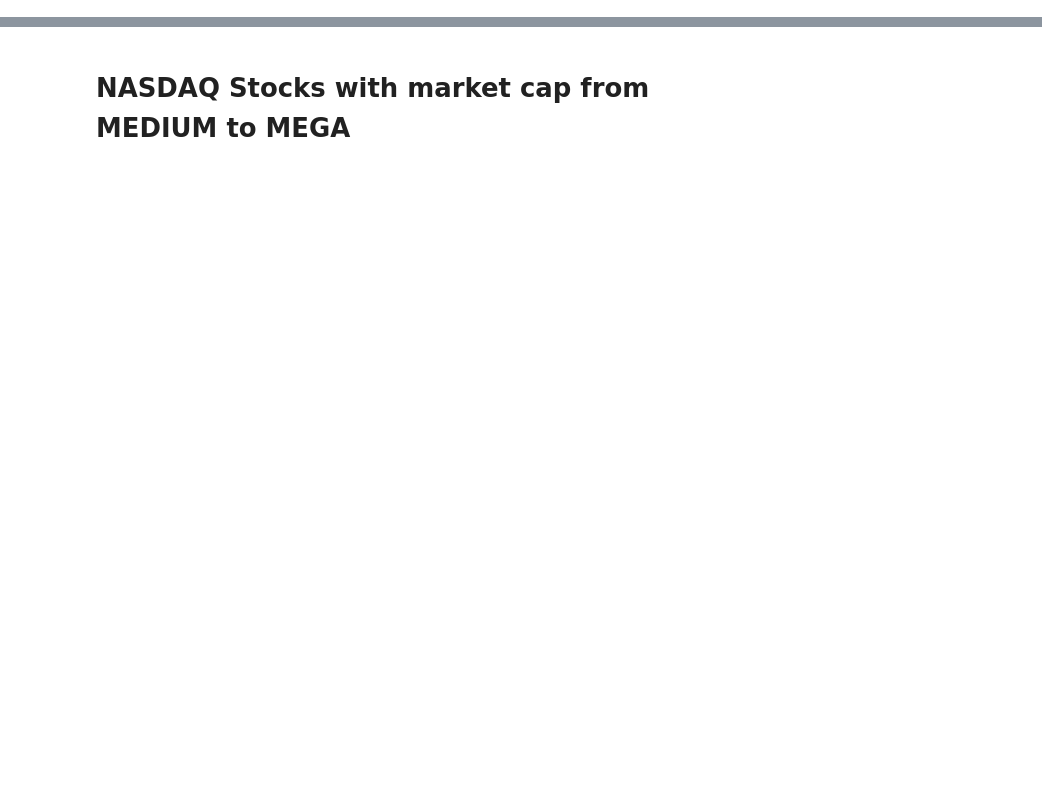
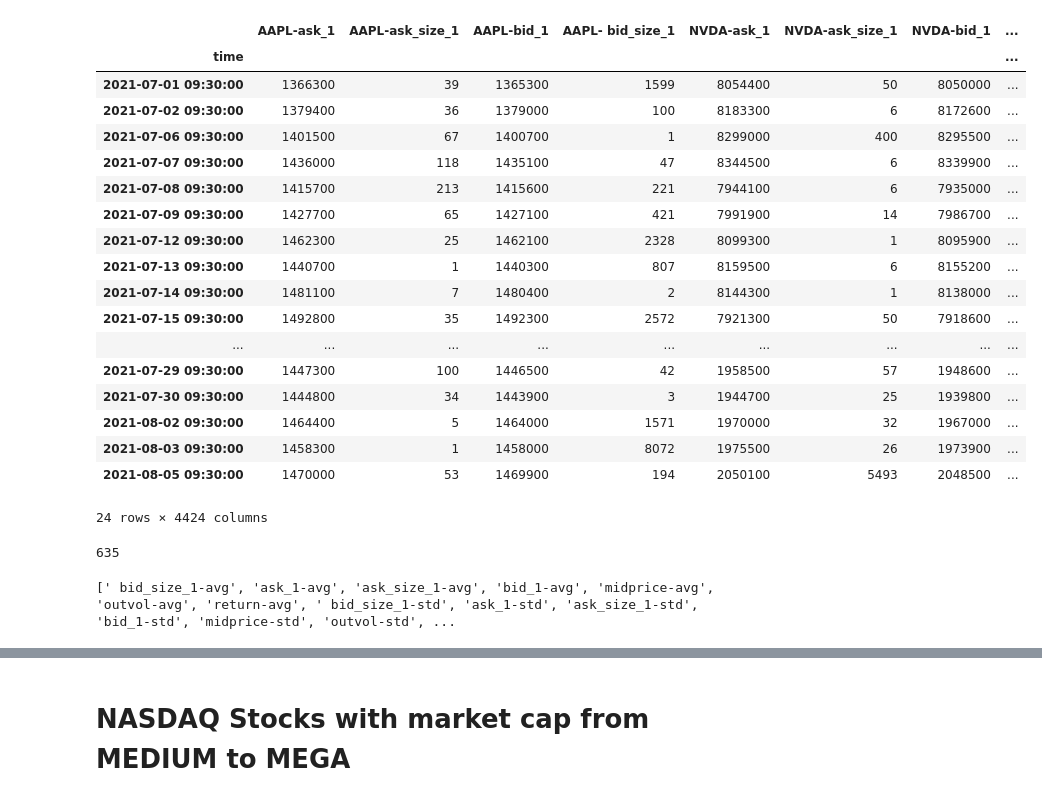
Before and after one commit to matteoprata/LOBCAST, a Jupyter notebook: src/data_preprocessing/study_on_lobster_stocks.ipynb, the cells around one changed output, grey strips where cells are left out. Saved outputs shown, nothing was run; the diff lists cells and outputs as text; code cells hidden in the pictures; blank space fills up the shorter version.

```diff
--- a/src/data_preprocessing/study_on_lobster_stocks.ipynb
+++ b/src/data_preprocessing/study_on_lobster_stocks.ipynb
@@ -136,3 +227,30 @@ daily_returns_df
 # # ax = daily_returns_df.plot()
 # # stds_df.plot(ax=ax)
 # stds_df.iloc[:, 10:50].plot()
+# %%
+df_prices_volume_augment
+# %% [output]
+|  | AAPL-ask_1 | AAPL-ask_size_1 | AAPL-bid_1 | AAPL- bid_size_1 | NVDA-ask_1 | NVDA-ask_size_1 | NVDA-bid_1 | ... |
+| time |  |  |  |  |  |  |  | ... |
+| 2021-07-01 09:30:00 | 1366300 | 39 | 1365300 | 1599 | 8054400 | 50 | 8050000 | ... |
+| 2021-07-02 09:30:00 | 1379400 | 36 | 1379000 | 100 | 8183300 | 6 | 8172600 | ... |
+| 2021-07-06 09:30:00 | 1401500 | 67 | 1400700 | 1 | 8299000 | 400 | 8295500 | ... |
+| 2021-07-07 09:30:00 | 1436000 | 118 | 1435100 | 47 | 8344500 | 6 | 8339900 | ... |
+| 2021-07-08 09:30:00 | 1415700 | 213 | 1415600 | 221 | 7944100 | 6 | 7935000 | ... |
+| 2021-07-09 09:30:00 | 1427700 | 65 | 1427100 | 421 | 7991900 | 14 | 7986700 | ... |
+| 2021-07-12 09:30:00 | 1462300 | 25 | 1462100 | 2328 | 8099300 | 1 | 8095900 | ... |
+| 2021-07-13 09:30:00 | 1440700 | 1 | 1440300 | 807 | 8159500 | 6 | 8155200 | ... |
+| 2021-07-14 09:30:00 | 1481100 | 7 | 1480400 | 2 | 8144300 | 1 | 8138000 | ... |
+| 2021-07-15 09:30:00 | 1492800 | 35 | 1492300 | 2572 | 7921300 | 50 | 7918600 | ... |
+| ... | ... | ... | ... | ... | ... | ... | ... | ... |
+| 2021-07-29 09:30:00 | 1447300 | 100 | 1446500 | 42 | 1958500 | 57 | 1948600 | ... |
+| 2021-07-30 09:30:00 | 1444800 | 34 | 1443900 | 3 | 1944700 | 25 | 1939800 | ... |
+| 2021-08-02 09:30:00 | 1464400 | 5 | 1464000 | 1571 | 1970000 | 32 | 1967000 | ... |
+| 2021-08-03 09:30:00 | 1458300 | 1 | 1458000 | 8072 | 1975500 | 26 | 1973900 | ... |
+| 2021-08-05 09:30:00 | 1470000 | 53 | 1469900 | 194 | 2050100 | 5493 | 2048500 | ... |
+24 rows × 4424 columns
+# %%
+STOCKS_COLS = list({c.split("-")[0] for c in df_prices_volume_augment.columns})
+len(STOCKS_COLS)
+# %% [output]
+635
@@ -138,0 +260,20 @@ daily_returns_df
+# %%
+STOCKS_MAT = []
+FEAT_MAT = []
+
+dataset_list = []
+for ist, st in enumerate(STOCKS_COLS):
+    uti_columns = [c for c in df_prices_volume_augment.columns if c.startswith(st + "-")]
+    if len(uti_columns) == 7:
+        STOCKS_MAT.append(st)
+        uti_columns = sorted(uti_columns)
+        FEAT_MAT = [i.split("-")[1] for i in uti_columns]
+        arr = df_prices_volume_augment.loc[:,uti_columns].values
+        dataset_list.append(arr)
+
+FEAT_MAT_PAR = [i+"-avg" for i in FEAT_MAT]
+FEAT_MAT_PAR += [i+"-std" for i in FEAT_MAT]
+FEAT_MAT = FEAT_MAT_PAR[:]
+print(FEAT_MAT)
+# %% [output]
+[' bid_size_1-avg', 'ask_1-avg', 'ask_size_1-avg', 'bid_1-avg', 'midprice-avg', 'outvol-avg', 'return-avg', ' bid_size_1-std', 'ask_1-std', 'ask_size_1-std', 'bid_1-std', 'midprice-std', 'outvol-std', ...
```
Also changed, not shown: parts of 45 cells of this notebook, 23 other files.
